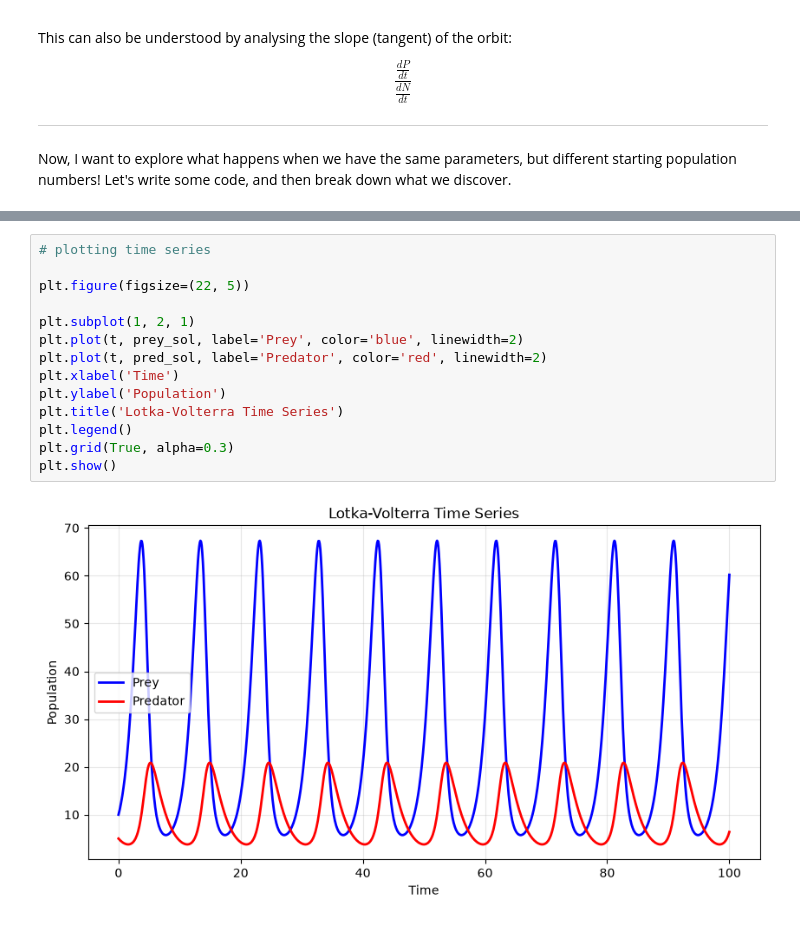
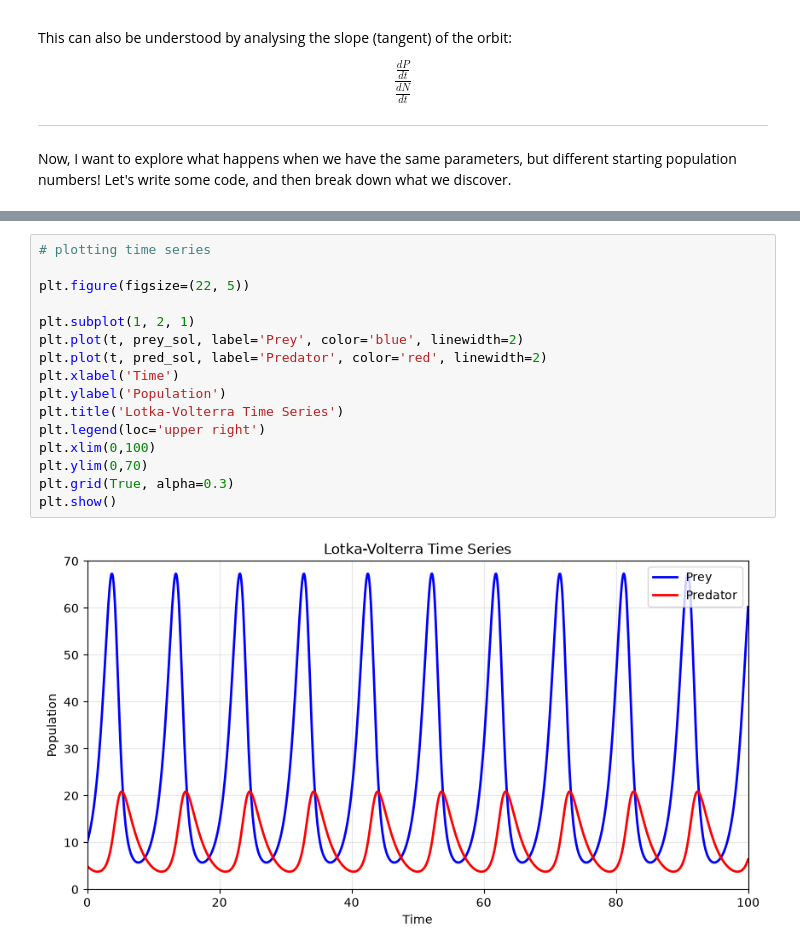
Before and after one commit to jasmine-moth/Mathematical-Ecology-Preperation, a Jupyter notebook: kot_ch.7/lotka-volterra_model.ipynb, the cells around one changed output, grey strips where cells are left out. Saved outputs shown, nothing was run; the diff lists cells and outputs as text.

```diff
--- a/kot_ch.7/lotka-volterra_model.ipynb
+++ b/kot_ch.7/lotka-volterra_model.ipynb
@@ -305,19 +285,21 @@ plt.show()
 # %%
 # plotting time series
 
 plt.figure(figsize=(22, 5))
 
 plt.subplot(1, 2, 1)
 plt.plot(t, prey_sol, label='Prey', color='blue', linewidth=2)
 plt.plot(t, pred_sol, label='Predator', color='red', linewidth=2)
 plt.xlabel('Time')
 plt.ylabel('Population')
 plt.title('Lotka-Volterra Time Series')
-plt.legend()
+plt.legend(loc='upper right')
+plt.xlim(0,100)
+plt.ylim(0,70)
 plt.grid(True, alpha=0.3)
 plt.show()
 # %% [output]
-[figure, old version]
+[figure, new version]
 # %%
 # Try different values of r (prey growth rate)
 r_values = [0.5, 1.0, 2.0]
```
Also changed, not shown: parts of 5 cells of this notebook.
